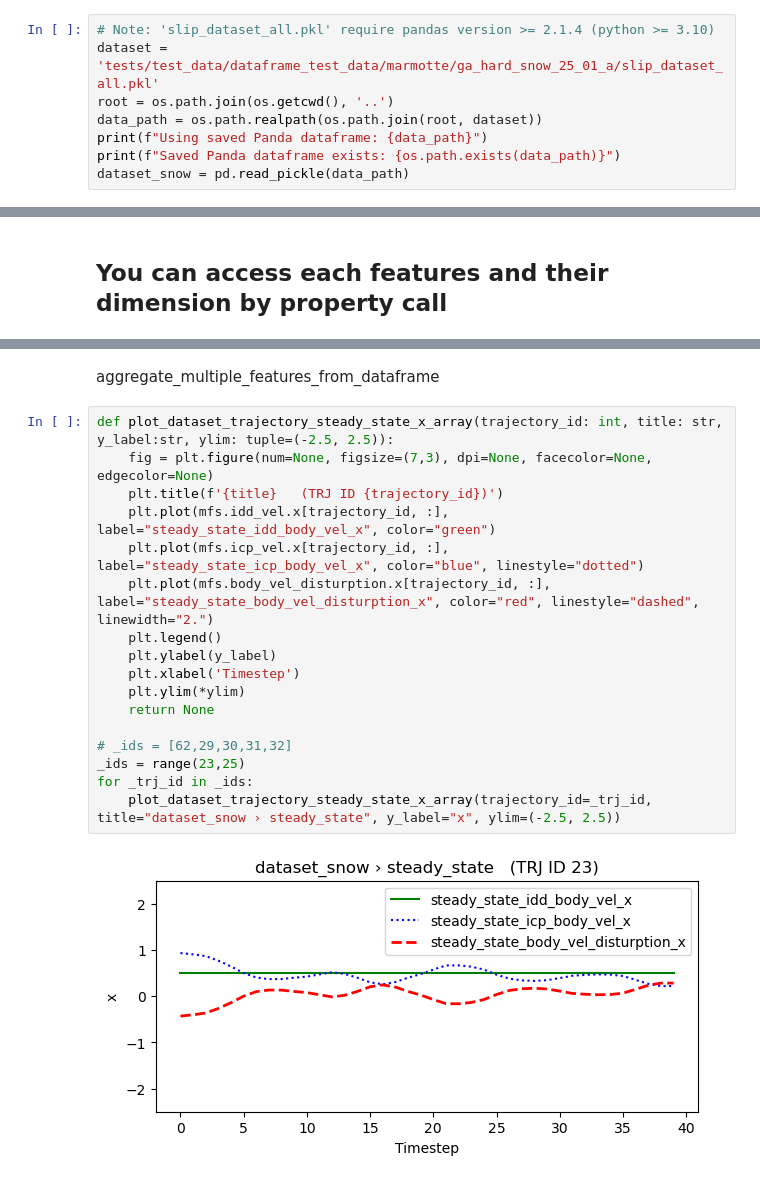
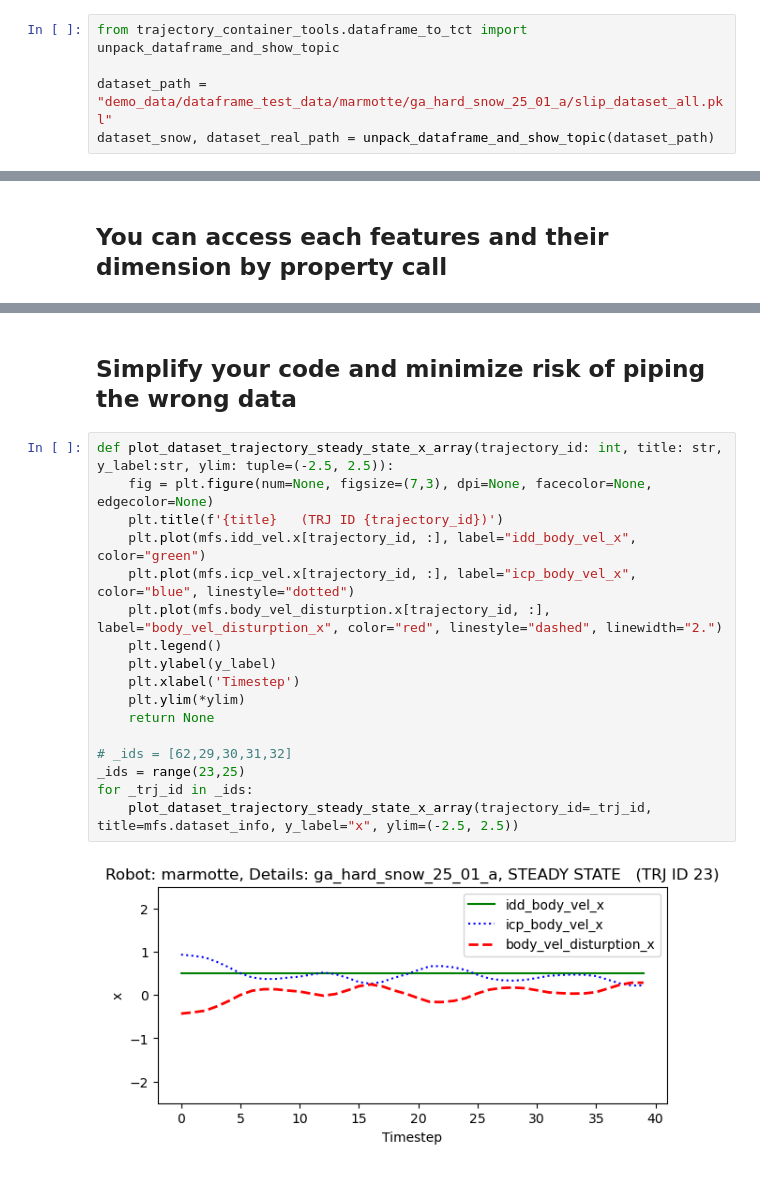
Before and after one commit to norlab-ulaval/trajectory-container-tools, a Jupyter notebook: notebooks/dataframe_usage_example.ipynb, the cells around one changed output, grey strips where cells are left out. Drawn from its saved outputs; the diff is of its cells as text.

```diff
--- a/notebooks/dataframe_usage_example.ipynb
+++ b/notebooks/dataframe_usage_example.ipynb
@@ -5,11 +4,8 @@ import numpy as np
 import matplotlib.pyplot as plt
 from dataclasses import dataclass
 # %%
-# Note: 'slip_dataset_all.pkl' require pandas version >= 2.1.4 (python >= 3.10)
-dataset = 'tests/test_data/dataframe_test_data/marmotte/ga_hard_snow_25_01_a/slip_dataset_all.pkl'
-root = os.path.join(os.getcwd(), '..')
-data_path = os.path.realpath(os.path.join(root, dataset))
-print(f"Using saved Panda dataframe: {data_path}")
-print(f"Saved Panda dataframe exists: {os.path.exists(data_path)}")
-dataset_snow = pd.read_pickle(data_path)
+from trajectory_container_tools.dataframe_to_tct import unpack_dataframe_and_show_topic
+
+dataset_path = "demo_data/dataframe_test_data/marmotte/ga_hard_snow_25_01_a/slip_dataset_all.pkl"
+dataset_snow, dataset_real_path = unpack_dataframe_and_show_topic(dataset_path)
 # %% [output]
@@ -167,21 +188,21 @@ print(mf1.body_vel_disturption)
 # %% [markdown]
-aggregate_multiple_features_from_dataframe
+## Simplify your code and minimize risk of piping the wrong data
 # %%
 def plot_dataset_trajectory_steady_state_x_array(trajectory_id: int, title: str, y_label:str, ylim: tuple=(-2.5, 2.5)):
     fig = plt.figure(num=None, figsize=(7,3), dpi=None, facecolor=None, edgecolor=None)
     plt.title(f'{title}   (TRJ ID {trajectory_id})')
-    plt.plot(mfs.idd_vel.x[trajectory_id, :], label="steady_state_idd_body_vel_x", color="green")
-    plt.plot(mfs.icp_vel.x[trajectory_id, :], label="steady_state_icp_body_vel_x", color="blue", linestyle="dotted")
-    plt.plot(mfs.body_vel_disturption.x[trajectory_id, :], label="steady_state_body_vel_disturption_x", color="red", linestyle="dashed", linewidth="2.")
+    plt.plot(mfs.idd_vel.x[trajectory_id, :], label="idd_body_vel_x", color="green")
+    plt.plot(mfs.icp_vel.x[trajectory_id, :], label="icp_body_vel_x", color="blue", linestyle="dotted")
+    plt.plot(mfs.body_vel_disturption.x[trajectory_id, :], label="body_vel_disturption_x", color="red", linestyle="dashed", linewidth="2.")
     plt.legend()
     plt.ylabel(y_label)
     plt.xlabel('Timestep')
     plt.ylim(*ylim)
     return None
 
 # _ids = [62,29,30,31,32]
 _ids = range(23,25)
 for _trj_id in _ids:
-    plot_dataset_trajectory_steady_state_x_array(trajectory_id=_trj_id, title="dataset_snow › steady_state", y_label="x", ylim=(-2.5, 2.5))
+    plot_dataset_trajectory_steady_state_x_array(trajectory_id=_trj_id, title=mfs.dataset_info, y_label="x", ylim=(-2.5, 2.5))
 # %% [output]
-[figure, old version]
+[figure, new version]
```
Also changed, not shown: parts of 13 cells of this notebook, 10 other files.
